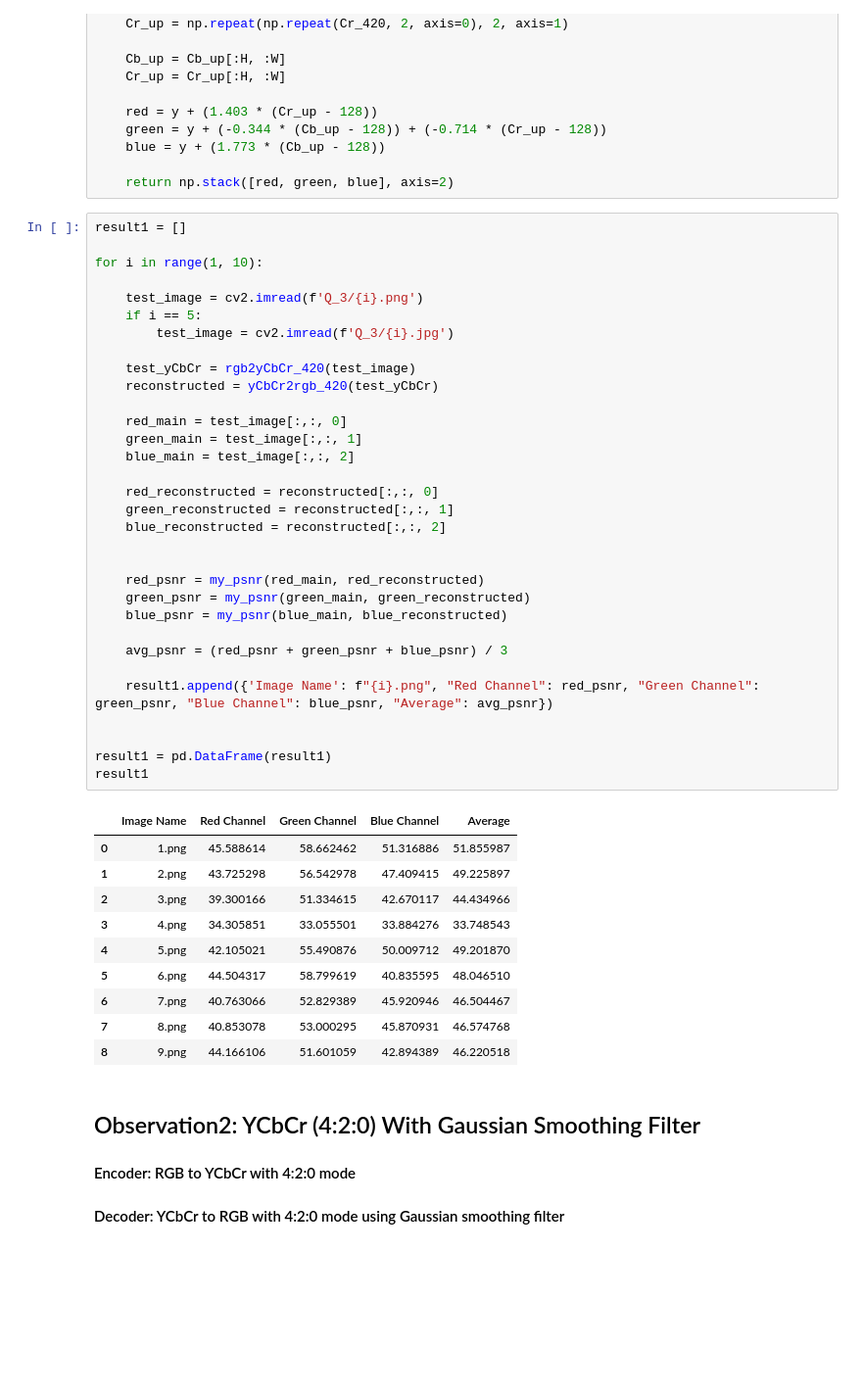
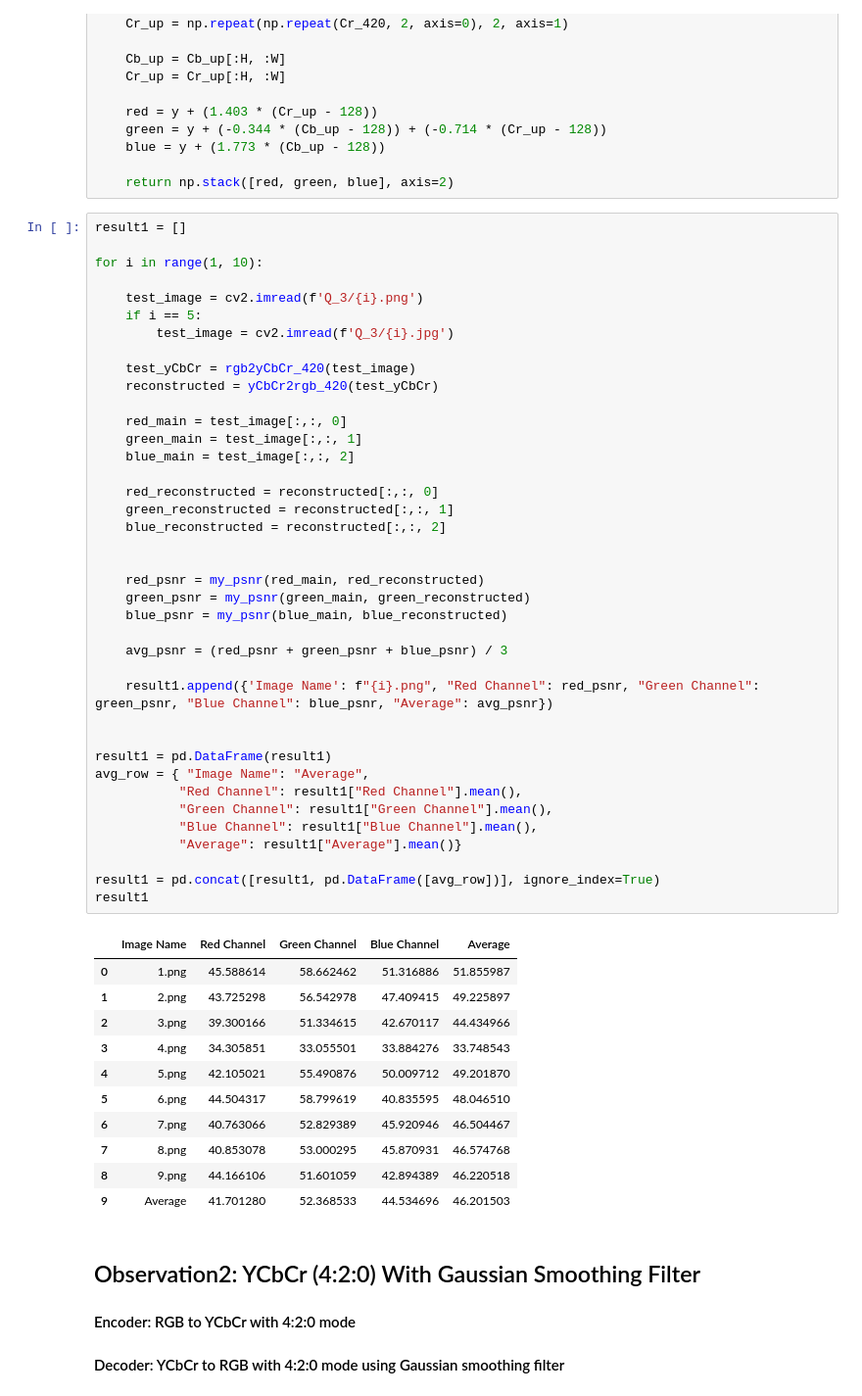
Before and after one commit to pouriaSameti/Advanced-Multimedia-Systems, a Jupyter notebook: Exercise 3/code.ipynb, the cells around one changed output. Shown at 98% size. Saved outputs shown, nothing was run; the diff lists cells and outputs as text; blank space fills up the shorter version.

Commit message:
Exercise 3: Change in result Representation.

```diff
--- a/Exercise 3/code.ipynb
+++ b/Exercise 3/code.ipynb
@@ -213,33 +213,41 @@ for i in range(1, 10):
     green_main = test_image[:,:, 1]
     blue_main = test_image[:,:, 2]
 
     red_reconstructed = reconstructed[:,:, 0]
     green_reconstructed = reconstructed[:,:, 1]
     blue_reconstructed = reconstructed[:,:, 2]
 
 
     red_psnr = my_psnr(red_main, red_reconstructed)
     green_psnr = my_psnr(green_main, green_reconstructed)
     blue_psnr = my_psnr(blue_main, blue_reconstructed)
 
     avg_psnr = (red_psnr + green_psnr + blue_psnr) / 3
 
     result1.append({'Image Name': f"{i}.png", "Red Channel": red_psnr, "Green Channel": green_psnr, "Blue Channel": blue_psnr, "Average": avg_psnr})
 
 
 result1 = pd.DataFrame(result1)
+avg_row = { "Image Name": "Average",
+           "Red Channel": result1["Red Channel"].mean(),
+           "Green Channel": result1["Green Channel"].mean(),
+           "Blue Channel": result1["Blue Channel"].mean(),
+           "Average": result1["Average"].mean()}
+
+result1 = pd.concat([result1, pd.DataFrame([avg_row])], ignore_index=True)
 result1
 # %% [output]
 |  | Image Name | Red Channel | Green Channel | Blue Channel | Average |
 | 0 | 1.png | 45.588614 | 58.662462 | 51.316886 | 51.855987 |
 | 1 | 2.png | 43.725298 | 56.542978 | 47.409415 | 49.225897 |
 | 2 | 3.png | 39.300166 | 51.334615 | 42.670117 | 44.434966 |
 | 3 | 4.png | 34.305851 | 33.055501 | 33.884276 | 33.748543 |
 | 4 | 5.png | 42.105021 | 55.490876 | 50.009712 | 49.201870 |
 | 5 | 6.png | 44.504317 | 58.799619 | 40.835595 | 48.046510 |
 | 6 | 7.png | 40.763066 | 52.829389 | 45.920946 | 46.504467 |
 | 7 | 8.png | 40.853078 | 53.000295 | 45.870931 | 46.574768 |
 | 8 | 9.png | 44.166106 | 51.601059 | 42.894389 | 46.220518 |
+| 9 | Average | 41.701280 | 52.368533 | 44.534696 | 46.201503 |
 # %% [markdown]
 ## Observation2: YCbCr (4:2:0) With Gaussian Smoothing Filter
 #### Encoder: RGB to YCbCr with 4:2:0 mode
```
Also changed, not shown: parts of 3 cells of this notebook.
